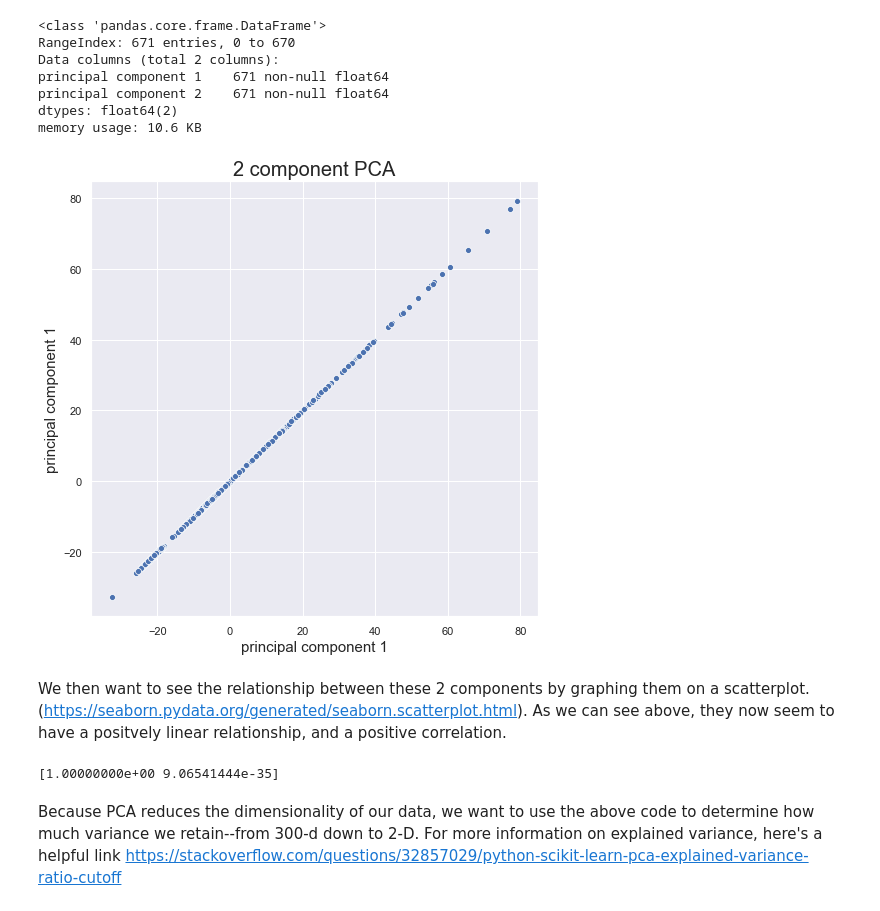
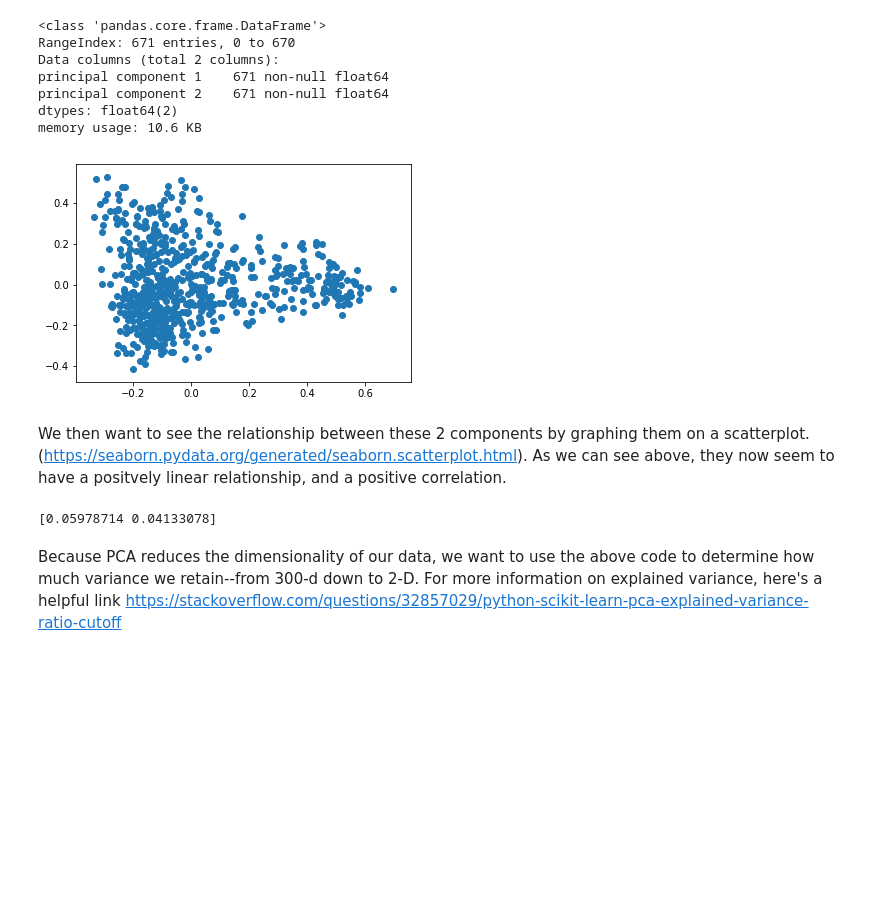
Before and after one commit to angelaaaateng/Projects, a Jupyter notebook: Pangea_RS_5.ipynb, the cells around one changed output. Saved outputs shown, nothing was run; the diff lists cells and outputs as text; code cells hidden in the pictures; blank space fills up the shorter version.

Commit message:
added revisions to scatterplot and PCA

```diff
--- a/Pangea_RS_5.ipynb
+++ b/Pangea_RS_5.ipynb
@@ -289,15 +294,26 @@ Because we have a list of words in titles of different lengths (and also because
 #                       [[[model[word]] for word in title] for title in filtered_word_list]))
 # %%
 # iteration 2 of dictionary of title vectors
-dict_of_title_vecs = {}
+title_vectors = {}
+
 for title in filtered_word_list:
-    sum_vec = np.zeros(300)
-    norm_sum_vec = np.zeros(300)
-    for word in title:
-        sum_vec += model[word]
-        norm_sum_vec += np.linalg.norm(sum_vec)
+    word_vecs = [model[word] for word in title]
+    if len(word_vecs) == 0:
+        title_vec = [np.zeros(300)]
+    else:
+        title_vec = normalize(sum(word_vecs).reshape(1, -1))
+
+    title_vectors[" ".join(title)] = title_vec[0]
+
+
+
+    #sum_vec = np.zeros(300)
+    #norm_sum_vec = np.zeros(300)
+    #for word in title:
+        #sum_vec += model[word]
+        #norm_sum_vec += np.linalg.norm(sum_vec)
         #norm_sum_vec = np.linalg.norm(sum_vec)
-    dict_of_title_vecs[" ".join(title)] = norm_sum_vec
+    #dict_of_title_vecs[" ".join(title)] = norm_sum_vec
 
 #if we normalize this, do i still need to average it? should i just np.mean the whole thing?
 # %% [markdown]
@@ -324,7 +341,7 @@ Another way to do this, that is more intuitive, is through loops. We initialized
 # %% [markdown]
 Now that we have the dictionary of title summary/sentiment vectors, we can further analyze how these look, per title. To do this, we can turn the dictionary into a dataframe, then look at the first few rows and all the columns, to ensure that it's a 300-D vector mapped onto the right titles. We'll use the from_dict function in pandas, which constructs a dataframe from a dictionary or array (https://pandas.pydata.org/pandas-docs/stable/reference/api/pandas.DataFrame.from_dict.html). Since they title keys are located on the rows of the dictionary, we want to use orient=index.
 # %%
-word_vec_master = pd.DataFrame.from_dict(dict_of_title_vecs, orient='index')
+word_vec_master = pd.DataFrame.from_dict(title_vectors, orient='index')
 word_vec_master.head()
 # %% [output]
 |  | 0 | 1 | 2 | 3 | 4 | 5 | 6 | 7 | 8 | 9 | ... | ... |
@@ -378,7 +395,7 @@ First, we need to standardize the data to get our dataset and its features scale
 # %%
 # PCA Projection to 2D
 pca = PCA(n_components=2)
-principalComponents = pca.fit_transform(x)
+principalComponents = pca.fit_transform(word_vec_master)
 # %% [markdown]
 Next, we want to pare down and summarize our 300-d vector into 2 PCA components. To do that, we use the command pca.fit_transform. (https://scikit-learn.org/stable/modules/generated/sklearn.decomposition.PCA.html)
 # %%
@@ -410,19 +427,23 @@ principal component 2    671 non-null float64
 dtypes: float64(2)
 memory usage: 10.6 KB
 # %%
-fig = plt.figure(figsize = (8,8))
-ax = fig.add_subplot(1,1,1)
-ax.set_xlabel('Principal Component 1', fontsize = 15)
-ax.set_ylabel('Principal Component 2', fontsize = 15)
-ax.set_title('2 component PCA', fontsize = 20)
-ax = sns.scatterplot(x="principal component 1", y="principal component 1", data=principalDf)
+plt.scatter(principalComponents[:,0], principalComponents[:,1])
+plt.show()
+
+
+#fig = plt.figure(figsize = (8,8))
+#ax = fig.add_subplot(1,1,1)
+#ax.set_xlabel('Principal Component 1', fontsize = 15)
+#ax.set_ylabel('Principal Component 2', fontsize = 15)
+#ax.set_title('2 component PCA', fontsize = 20)
+#ax = sns.scatterplot(x="principal component 1", y="principal component 1", data=principalDf)
 # %% [output]
-[figure, old version]
+[figure, new version]
 # %% [markdown]
 We then want to see the relationship between these 2 components by graphing them on a scatterplot. (https://seaborn.pydata.org/generated/seaborn.scatterplot.html). As we can see above, they now seem to have a positvely linear relationship, and a positive correlation.
 # %%
 print(pca.explained_variance_ratio_)
 # %% [output]
-[1.00000000e+00 9.06541444e-35]
+[0.05978714 0.04133078]
 # %% [markdown]
 Because PCA reduces the dimensionality of our data, we want to use the above code to determine how much variance we retain--from 300-d down to 2-D. For more information on explained variance, here's a helpful link https://stackoverflow.com/questions/32857029/python-scikit-learn-pca-explained-variance-ratio-cutoff
```
Also changed, not shown: parts of 8 cells of this notebook.
